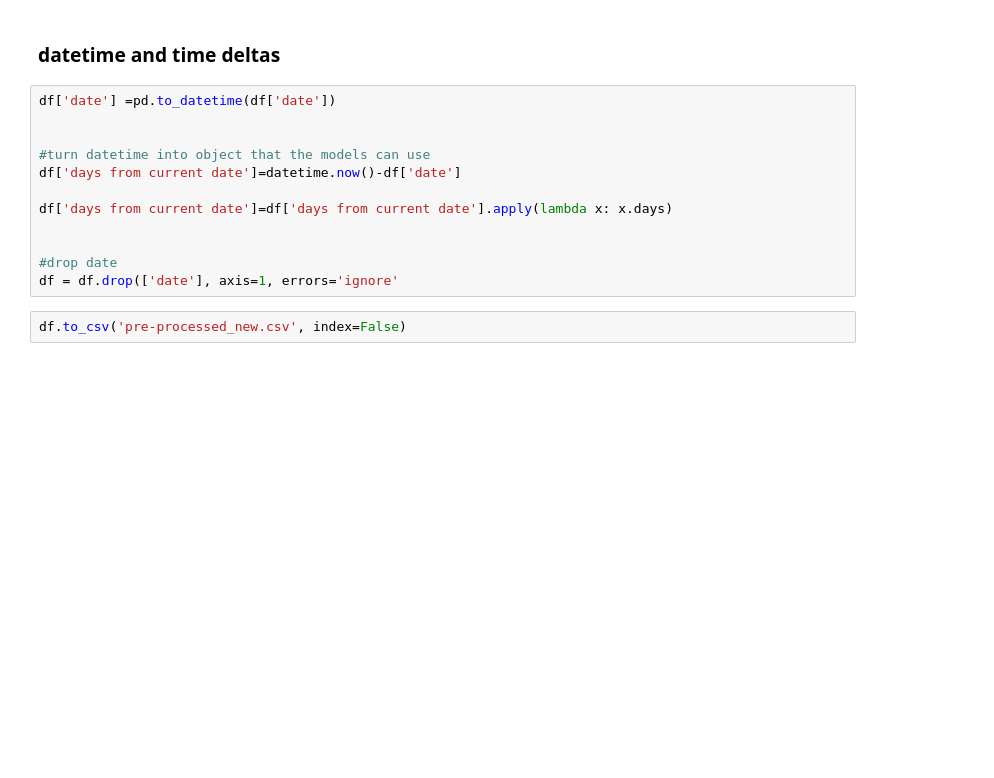
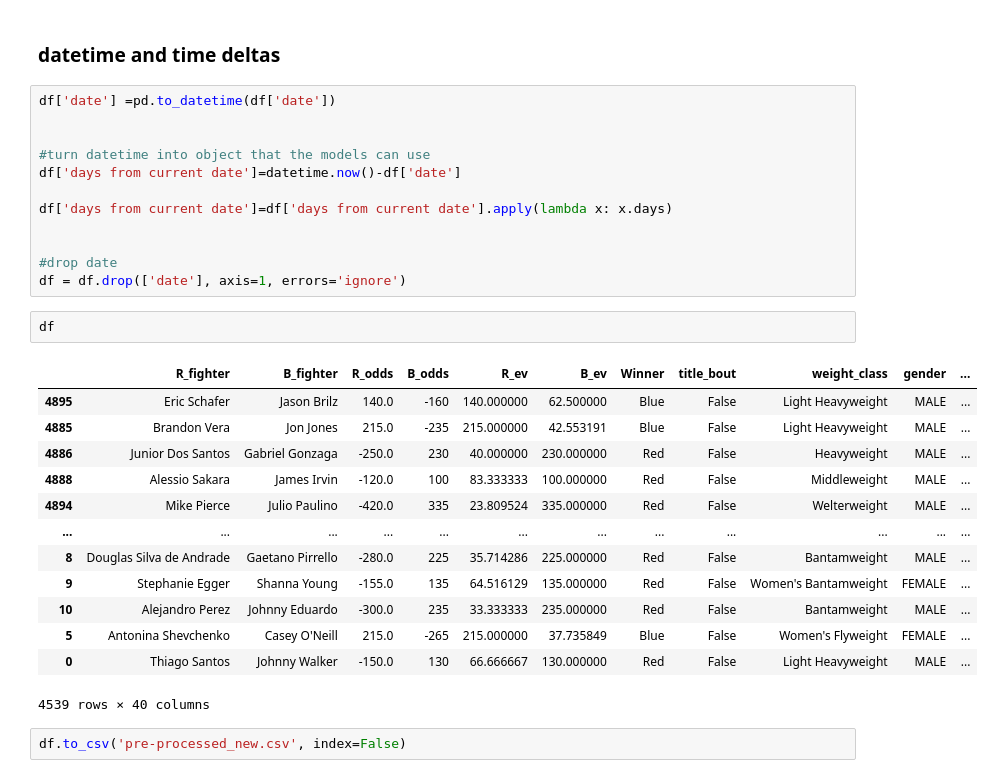
Before and after one commit to LazarAdamovic/UFC-fight-predictor, a Jupyter notebook: Attempt_2/preprocessing.ipynb, the cells around one changed output. Cells and saved outputs as stored; diff of their text form; blank space fills up the shorter version.

```diff
--- a/Attempt_2/preprocessing.ipynb
+++ b/Attempt_2/preprocessing.ipynb
@@ -252,6 +252,22 @@ df['days from current date']=df['days from current date'].apply(lambda x: x.days
 
 
 #drop date
-df = df.drop(['date'], axis=1, errors='ignore'
+df = df.drop(['date'], axis=1, errors='ignore')
+# %%
+df
+# %% [output]
+|  | R_fighter | B_fighter | R_odds | B_odds | R_ev | B_ev | Winner | title_bout | weight_class | gender | ... |
+| 4895 | Eric Schafer | Jason Brilz | 140.0 | -160 | 140.000000 | 62.500000 | Blue | False | Light Heavyweight | MALE | ... |
+| 4885 | Brandon Vera | Jon Jones | 215.0 | -235 | 215.000000 | 42.553191 | Blue | False | Light Heavyweight | MALE | ... |
+| 4886 | Junior Dos Santos | Gabriel Gonzaga | -250.0 | 230 | 40.000000 | 230.000000 | Red | False | Heavyweight | MALE | ... |
+| 4888 | Alessio Sakara | James Irvin | -120.0 | 100 | 83.333333 | 100.000000 | Red | False | Middleweight | MALE | ... |
+| 4894 | Mike Pierce | Julio Paulino | -420.0 | 335 | 23.809524 | 335.000000 | Red | False | Welterweight | MALE | ... |
+| ... | ... | ... | ... | ... | ... | ... | ... | ... | ... | ... | ... |
+| 8 | Douglas Silva de Andrade | Gaetano Pirrello | -280.0 | 225 | 35.714286 | 225.000000 | Red | False | Bantamweight | MALE | ... |
+| 9 | Stephanie Egger | Shanna Young | -155.0 | 135 | 64.516129 | 135.000000 | Red | False | Women's Bantamweight | FEMALE | ... |
+| 10 | Alejandro Perez | Johnny Eduardo | -300.0 | 235 | 33.333333 | 235.000000 | Red | False | Bantamweight | MALE | ... |
+| 5 | Antonina Shevchenko | Casey O'Neill | 215.0 | -265 | 215.000000 | 37.735849 | Blue | False | Women's Flyweight | FEMALE | ... |
+| 0 | Thiago Santos | Johnny Walker | -150.0 | 130 | 66.666667 | 130.000000 | Red | False | Light Heavyweight | MALE | ... |
+4539 rows × 40 columns
 # %%
 df.to_csv('pre-processed_new.csv', index=False)
```
Also changed, not shown: parts of 1 cell of this notebook, 2 other files.
